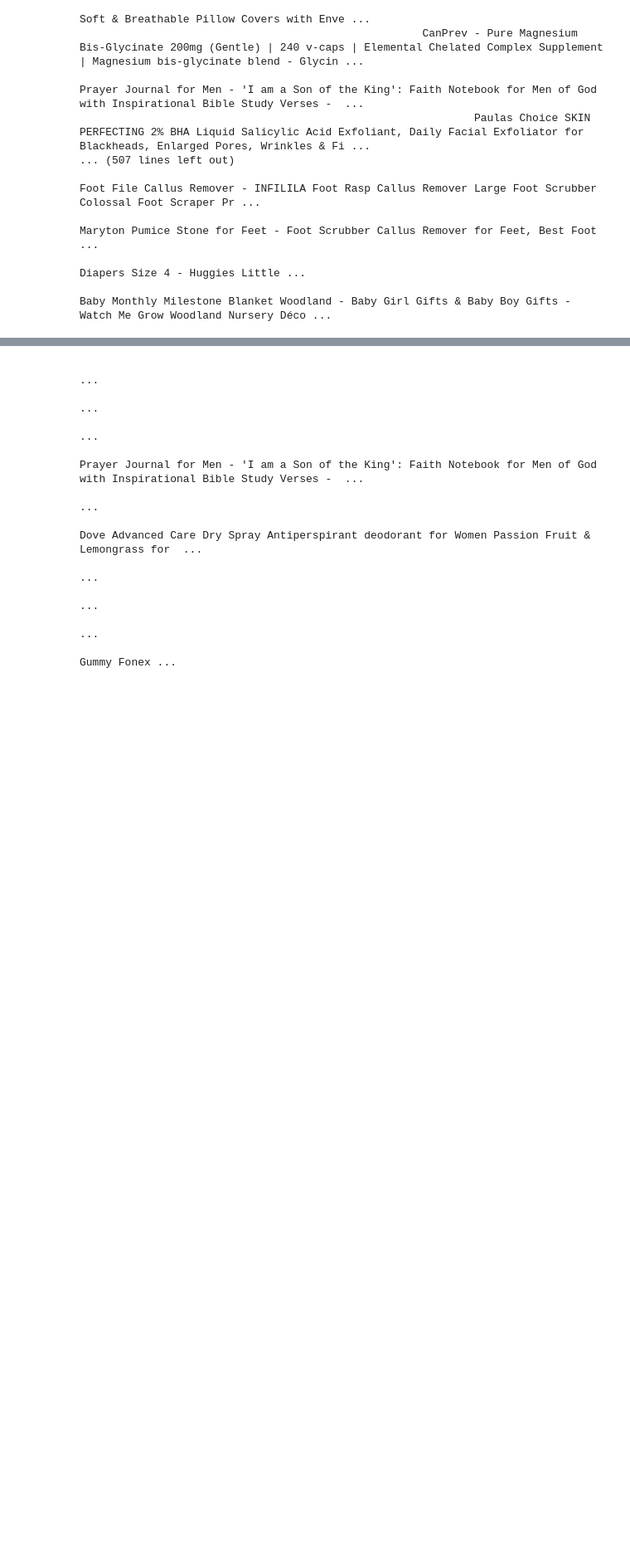
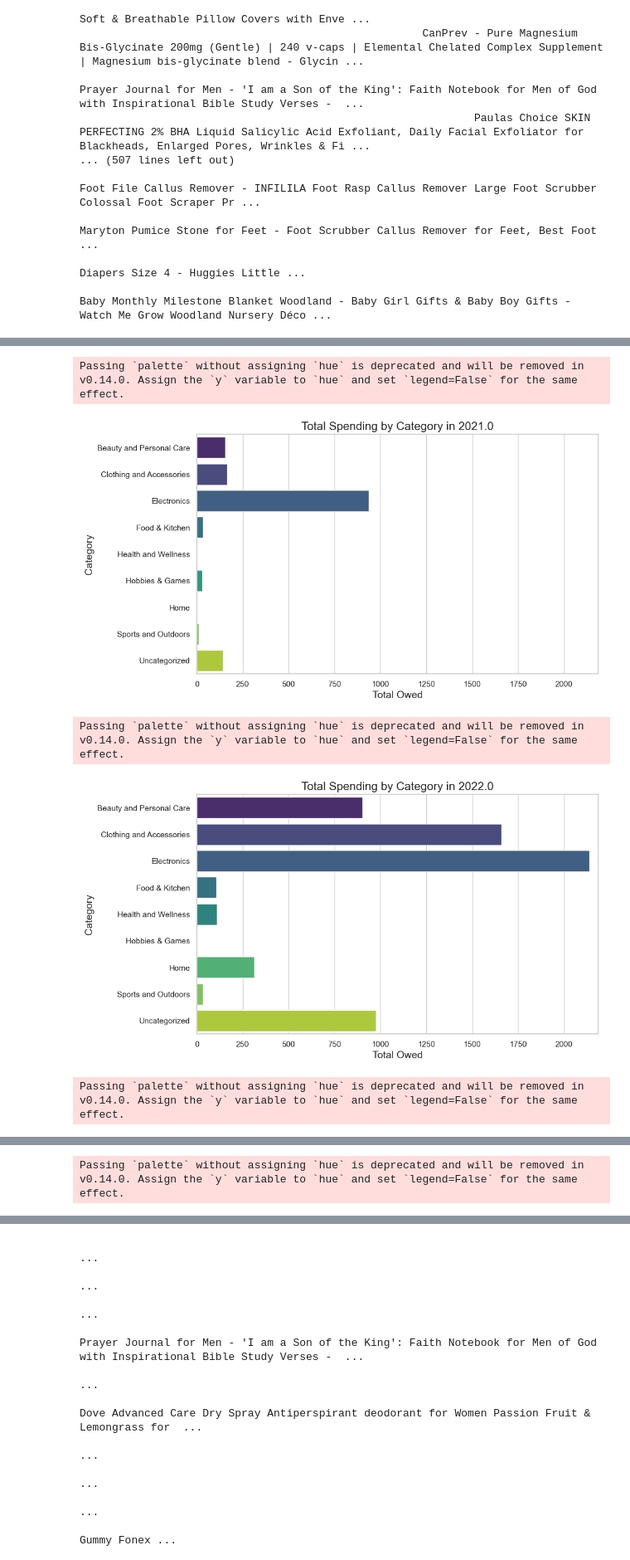
Before and after one commit to Jodi22K/Amazon-Spending-Analytics, a Jupyter notebook: Amazon.ipynb, the cells around one changed output, grey strips where cells are left out. Shown at 83% size. Cells and saved outputs as stored; diff of their text form; code cells hidden in the pictures; blank space fills up the shorter version.

```diff
--- a/Amazon.ipynb
+++ b/Amazon.ipynb
@@ -207,0 +236,22 @@ print(df[['Product Name', 'Total Owed', 'Category']].to_string(index=False))
+# %%
+# Summarize total owed by year and category
+df_summary = df_grouped.groupby(['Year', 'Category'])['Total Owed'].sum().unstack().fillna(0)
+
+# Set the aesthetic style of the plots
+sns.set(style="whitegrid")
+
+# Create a horizontal bar chart for each year
+for year in df_summary.index:
+    plt.figure(figsize=(10, 6))
+    sns.barplot(x=df_summary.loc[year], y=df_summary.columns, palette="viridis")
+    plt.title(f'Total Spending by Category in {year}', fontsize=16)
+    plt.xlabel('Total Owed', fontsize=14)
+    plt.ylabel('Category', fontsize=14)
+    plt.xlim(0, df_summary.values.max() + 50)  # Adjust x-axis limit
+    plt.show()
+# %% [output]
+Passing `palette` without assigning `hue` is deprecated and will be removed in v0.14.0. Assign the `y` variable to `hue` and set `legend=False` for the same effect.
+[figure, added]
+Passing `palette` without assigning `hue` is deprecated and will be removed in v0.14.0. Assign the `y` variable to `hue` and set `legend=False` for the same effect.
+[figure, added]
+Passing `palette` without assigning `hue` is deprecated and will be removed in v0.14.0. Assign the `y` variable to `hue` and set `legend=False` for the same effect.
@@ -207,0 +259 @@ print(df[['Product Name', 'Total Owed', 'Category']].to_string(index=False))
+Passing `palette` without assigning `hue` is deprecated and will be removed in v0.14.0. Assign the `y` variable to `hue` and set `legend=False` for the same effect.
```
Also changed, not shown: parts of 3 cells of this notebook.
